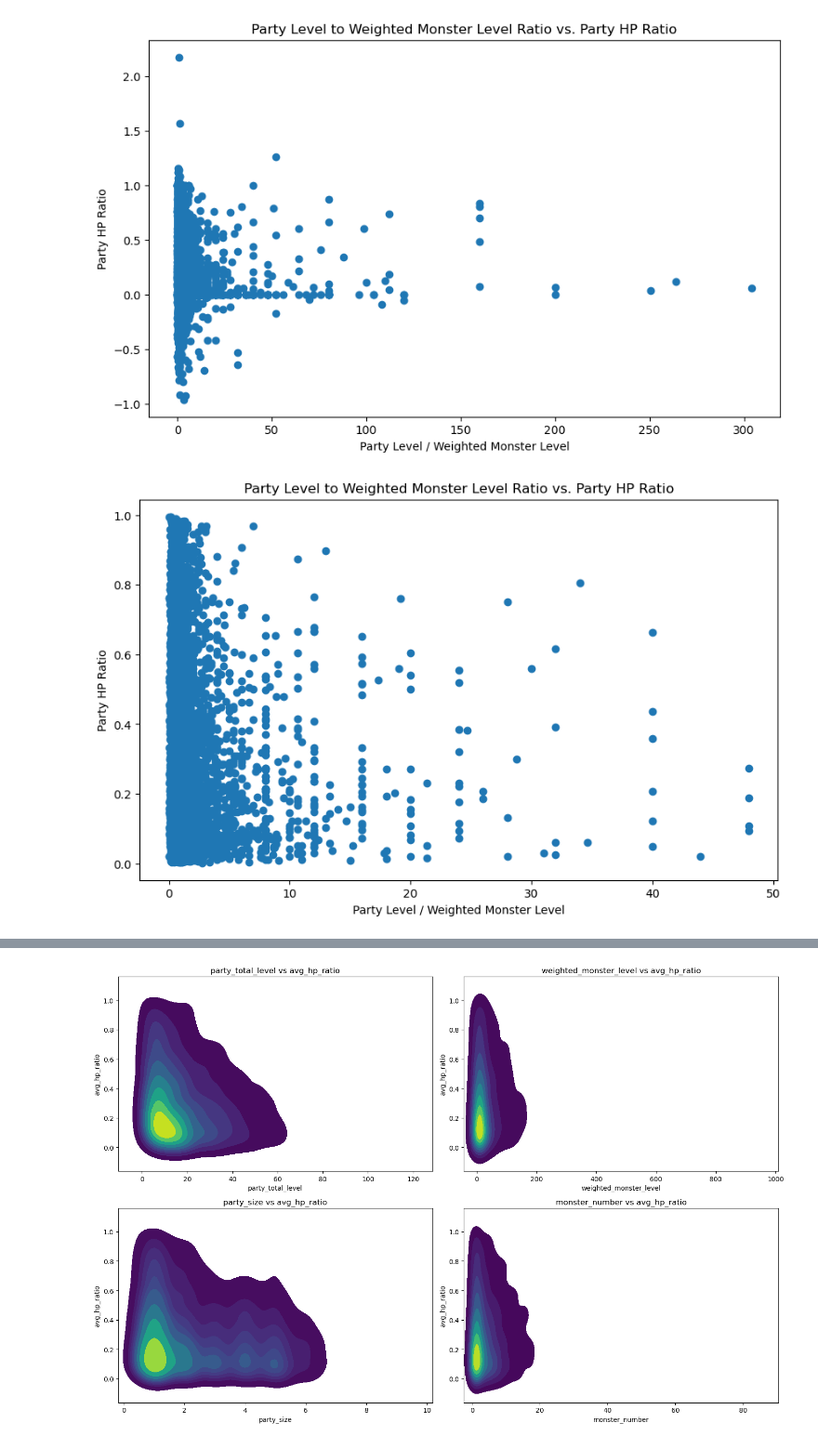
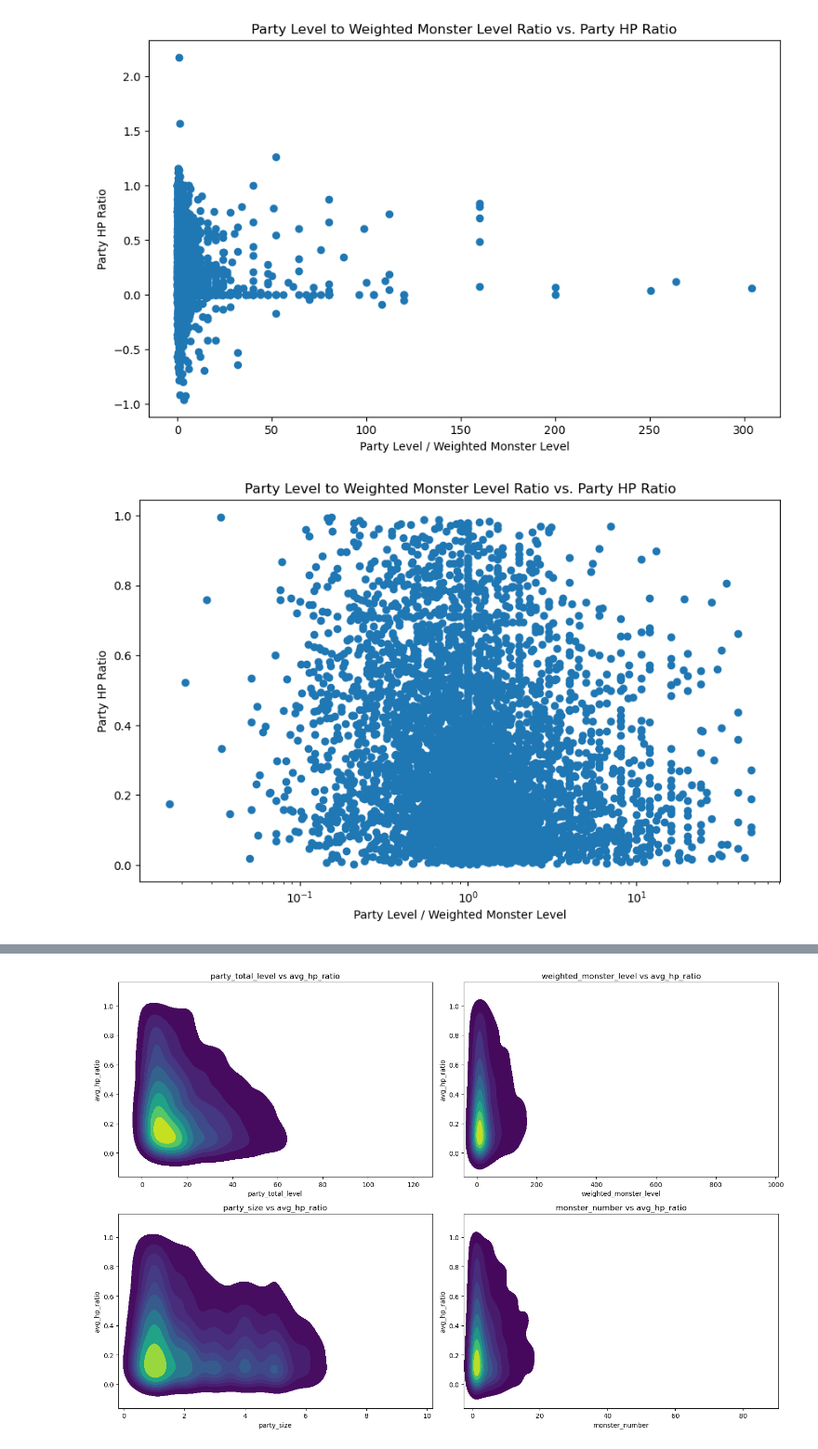
Before and after one commit to ingridasemenec/DnDEncounterEstimator, a Jupyter notebook: eda_Ingrida_levelranges.ipynb, the cells around one changed output, grey strips where cells are left out. Shown at 93% size. Cells and saved outputs as stored; diff of their text form; code cells hidden in the pictures.

```diff
--- a/eda_Ingrida_levelranges.ipynb
+++ b/eda_Ingrida_levelranges.ipynb
@@ -82,19 +82,20 @@ plt.show()
 # %%
 
 
 # extra filtering removing all the "outliers" , making the party more well matched to monster level
 filtered_df = filtered_df[(filtered_df['avg_hp_ratio'] > 0)]
 filtered_df = filtered_df[(filtered_df['avg_hp_ratio'] < 1)]
 filtered_df = filtered_df[(filtered_df['level_ratio'] <50)]
 
 plt.figure(figsize=(10, 6))
 plt.scatter(filtered_df['level_ratio'],filtered_df['avg_hp_ratio'])
 plt.xlabel('Party Level / Weighted Monster Level')
+plt.xscale('log')
 plt.ylabel('Party HP Ratio')
 plt.title('Party Level to Weighted Monster Level Ratio vs. Party HP Ratio')
 plt.show()
 # %% [output]
-[figure, old version]
+[figure, new version]
 # %%
 
 from sklearn.model_selection import train_test_split
```
Also changed, not shown: 1 other file.
